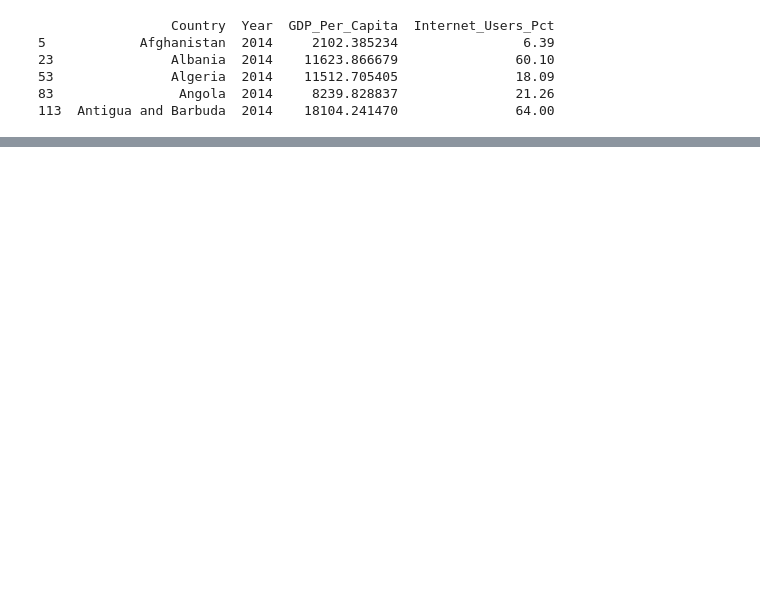
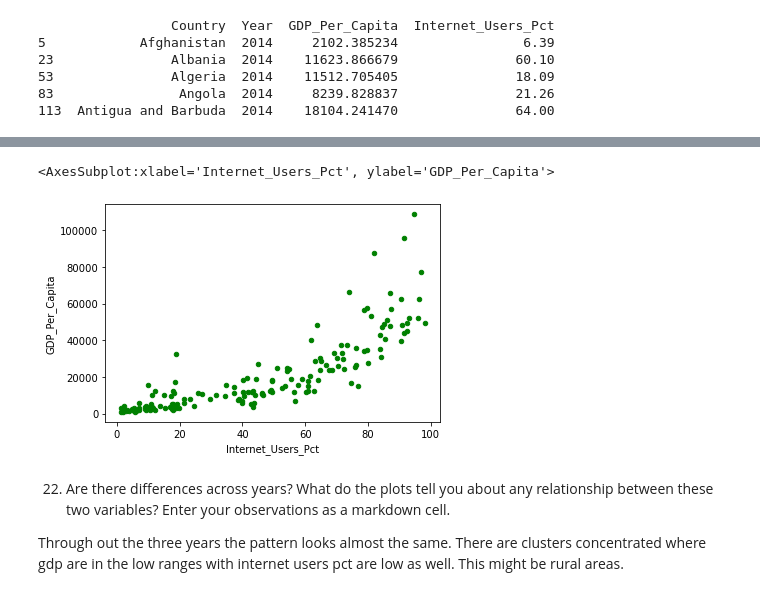
Before and after one commit to NSS-Full-Time-Data-Analytics-7/gdp-and-internet-usage-dchan22, a Jupyter notebook: notebook/UN Data Project.ipynb, the cells around one changed output, grey strips where cells are left out. Saved outputs shown, nothing was run; the diff lists cells and outputs as text; code cells hidden in the pictures; blank space fills up the shorter version.

```diff
--- a/notebook/UN Data Project.ipynb
+++ b/notebook/UN Data Project.ipynb
@@ -407,0 +591,9 @@ data_2014.reset_index(drop = True)
+# %%
+data_2014.plot.scatter('Internet_Users_Pct','GDP_Per_Capita', color = 'g')
+# %% [output]
+<AxesSubplot:xlabel='Internet_Users_Pct', ylabel='GDP_Per_Capita'>
+[figure, added]
+# %% [markdown]
+22.	Are there differences across years? What do the plots tell you about any relationship between these two variables? Enter your observations as a markdown cell.
+
+Through out the three years the pattern looks almost the same. There are clusters concentrated where gdp are in the low ranges with internet users pct are low as well. This might be rural areas.
```
Also changed, not shown: parts of 25 cells of this notebook.
